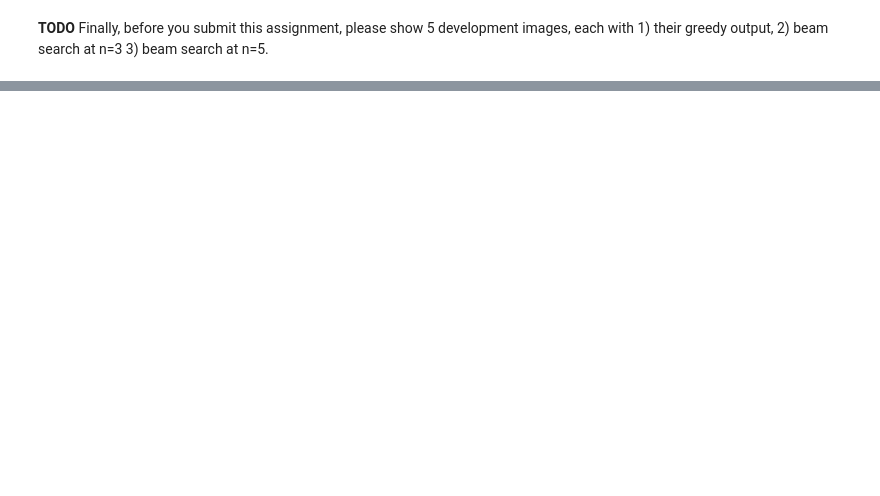
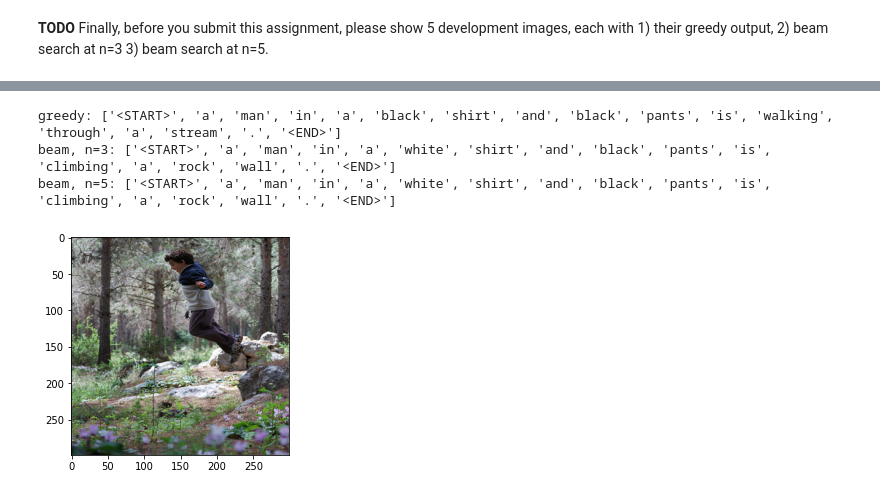
Before and after one commit to rommelnunez/NLP_Fall2021, a Jupyter notebook: homework4.ipynb, the cells around one changed output, grey strips where cells are left out. Drawn from its saved outputs; the diff is of its cells as text; code cells hidden in the pictures; blank space fills up the shorter version.

```diff
--- a/homework4.ipynb
+++ b/homework4.ipynb
@@ -598,0 +890,10 @@ beam_decoder(3, dev_list[1])
+# %%
+plt.imshow(get_image(dev_list[1]))
+print('greedy:',image_decoder(enc_dev[1]))
+print('beam, n=3:',img_beam_decoder(3,enc_dev[1]))
+print('beam, n=5:',img_beam_decoder(5,enc_dev[1]))
+# %% [output]
+greedy: ['<START>', 'a', 'man', 'in', 'a', 'black', 'shirt', 'and', 'black', 'pants', 'is', 'walking', 'through', 'a', 'stream', '.', '<END>']
+beam, n=3: ['<START>', 'a', 'man', 'in', 'a', 'white', 'shirt', 'and', 'black', 'pants', 'is', 'climbing', 'a', 'rock', 'wall', '.', '<END>']
+beam, n=5: ['<START>', 'a', 'man', 'in', 'a', 'white', 'shirt', 'and', 'black', 'pants', 'is', 'climbing', 'a', 'rock', 'wall', '.', '<END>']
+[figure, added]
```
Also changed, not shown: parts of 40 cells of this notebook.
